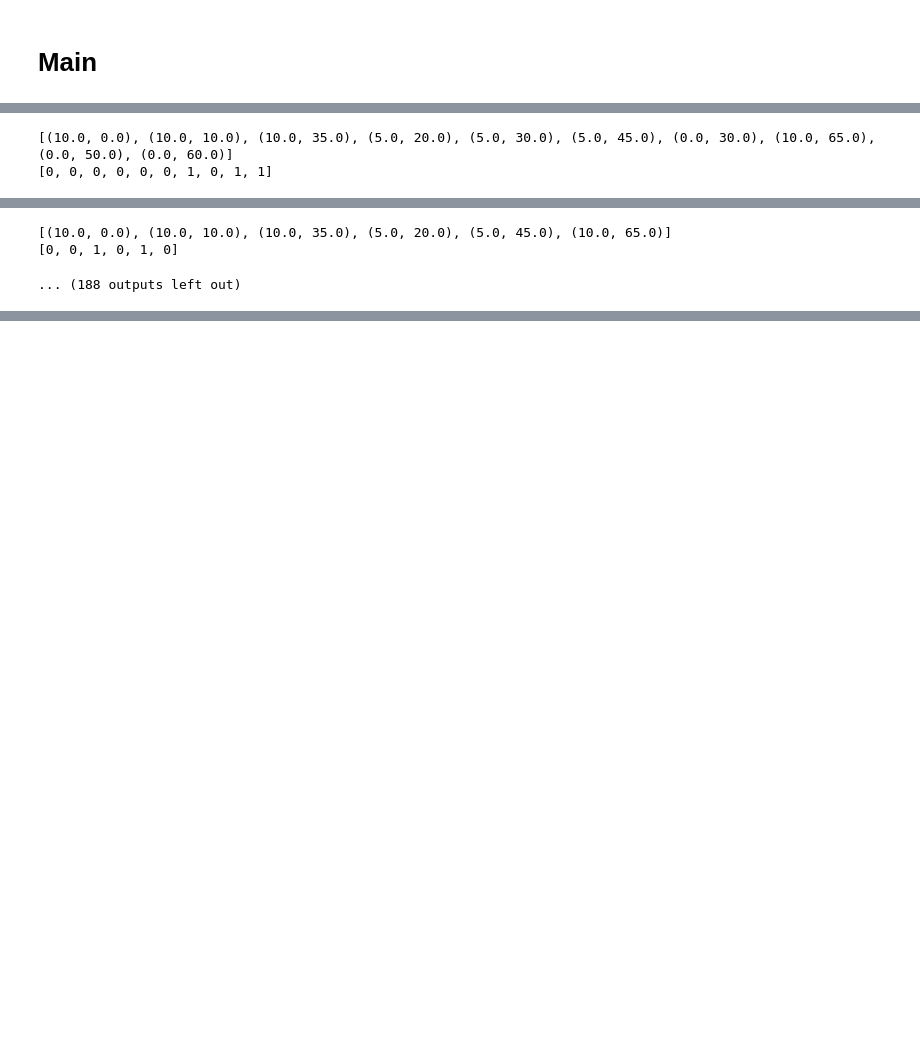
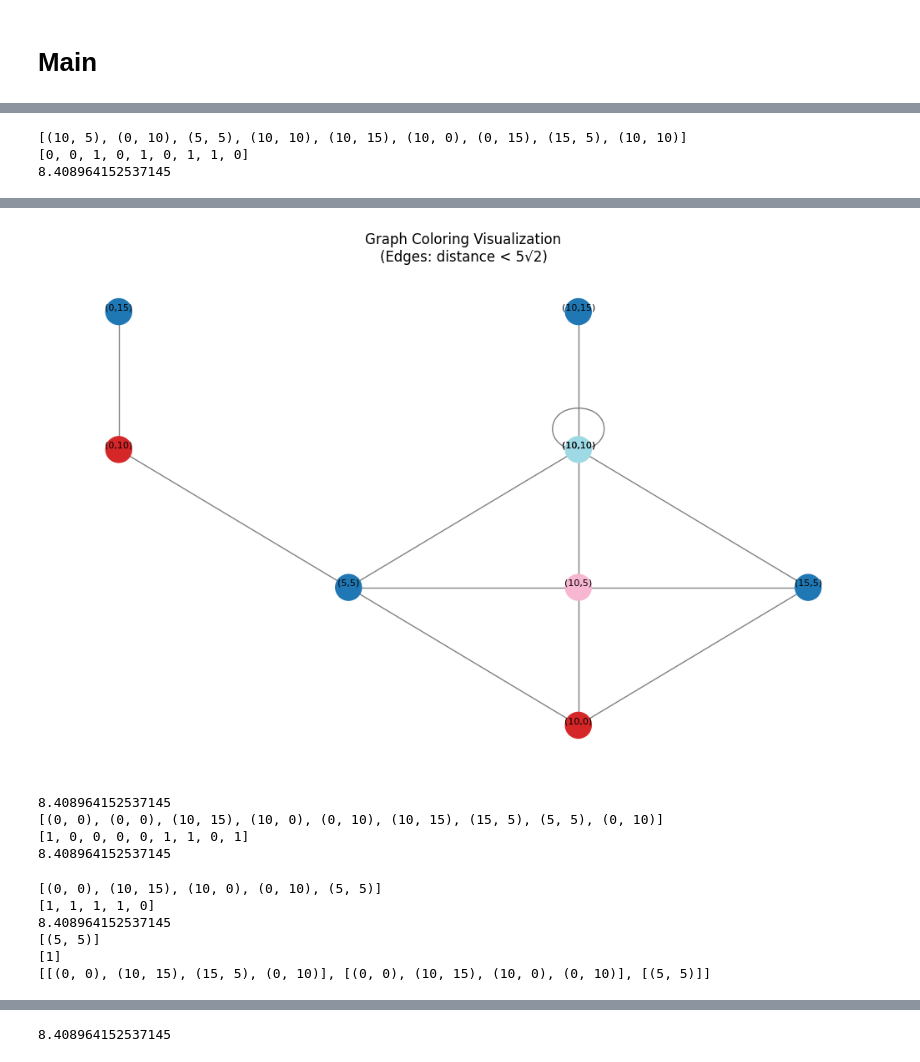
Before and after one commit to RyanLagasse/YQC-2025, a Jupyter notebook: main.ipynb, the cells around one changed output, grey strips where cells are left out. Drawn from its saved outputs; the diff is of its cells as text; code cells hidden in the pictures; blank space fills up the shorter version.

```diff
--- a/main.ipynb
+++ b/main.ipynb
@@ -106,33 +116,61 @@ def run_rydberg(points):
 # %% [markdown]
 # Main
+# %%
+a = 5
+# a = 1 # a;ready scaled here
+
+# mul;tiply all the points x5
+og_points = [(8,  5),  (7,  4),  (5,  4), (8,  3),  (4,  3),  (7,  3), (5,  2), (3,  2),  (7,  2),  (2,  2), (6,  3), (4,  1), (1,  1), (3,  1), (2,  0), (0,  0)]
+og_points = [(x*a,y*a) for x,y in og_points] #TODO add back
+
+points = og_points.copy()
+coloring = []
+
+while points:
+    remaining_set, max_set = run_rydberg(points)
+    points = remaining_set
+    coloring.append(max_set)
+
+# plot then colored graph
+# fig, ax = plt.subplots()
+print(coloring)
+visualize_colored_groups(coloring)
 # %%
 
 # main
+import random
 
 # points = [(0,0), (1,0), (0,1), (0,2), (1,3), (2,0), (2,2), (2,3), (3,0),(3,1), (3,2), (3,3)]
 # Initial Points
 og_points = [(0,0), (1,0), (0,1), (0,2), (3,2), (3,3)]
 og_points = [(0,0), (1,0), (0,1), (0,2), (1,3), (2,0), (2,2), (2,3), (3,0),(3,1), (3,2), (3,3)]
-og_points = [(9.0, 0.0), (9.0, 9.0), (9.0, 22.5), (4.5, 4.5), (9.0, 31.5), (4.5, 18.0), (4.5, 27.0), (4.5, 40.5), (0.0, 13.5), (9.0, 49.5), (0.0, 27.0), (0.0, 36.0), (9.0, 58.5), (0.0, 45.0), (0.0, 54.0), (4.5, 63.0)]
-og_points = [(2.0, 0.0), (2.0, 2.0), (2.0, 5.0), (1.0, 1.0), (2.0, 7.0), (1.0, 4.0), (1.0, 6.0), (1.0, 9.0), (0.0, 3.0), (2.0, 11.0), (0.0, 6.0), (0.0, 8.0), (2.0, 13.0), (0.0, 10.0), (0.0, 12.0), (1.0, 14.0)]
+# og_points = [(9.0, 0.0), (9.0, 9.0), (9.0, 22.5), (4.5, 4.5), (9.0, 31.5), (4.5, 18.0), (4.5, 27.0), (4.5, 40.5), (0.0, 13.5), (9.0, 49.5), (0.0, 27.0), (0.0, 36.0), (9.0, 58.5), (0.0, 45.0), (0.0, 54.0), (4.5, 63.0)]
+# og_points = [(2.0, 0.0), (2.0, 2.0), (2.0, 5.0), (1.0, 1.0), (2.0, 7.0), (1.0, 4.0), (1.0, 6.0), (1.0, 9.0), (0.0, 3.0), (2.0, 11.0), (0.0, 6.0), (0.0, 8.0), (2.0, 13.0)] #, (0.0, 10.0), (0.0, 12.0), (1.0, 14.0)]
 #
 
-a = 5
-# a = 1 # a;ready scaled here
+unit_tests = []
 
-# mul;tiply all the points x5
-og_points = [(x*a,y*a) for x,y in og_points] #TODO add back
+for i in range(10):
+    unit_tests.append([(random.randint(0, 3), random.randint(0, 3)) for _ in range(9)])
 
-points = og_points.copy()
-coloring = []
+for test in unit_tests:
+    a = 5
+    # a = 1 # a;ready scaled here
 
-while points:
-    remaining_set, max_set = run_rydberg(points)
-    points = remaining_set
-    coloring.append(max_set)
+    # mul;tiply all the points x5
+    og_points = test
+    og_points = [(x*a,y*a) for x,y in og_points] #TODO add back
 
-# plot then colored graph
-# fig, ax = plt.subplots()
-print(coloring)
-visualize_colored_groups(coloring)
+    points = og_points.copy()
+    coloring = []
+
+    while points:
+        remaining_set, max_set = run_rydberg(points)
+        points = remaining_set
+        coloring.append(max_set)
+
+    # plot then colored graph
+    # fig, ax = plt.subplots()
+    print(coloring)
+    visualize_colored_groups(coloring)
 # %% [output]
@@ -145,2 +178,3 @@ visualize_colored_groups(coloring)
-[(10.0, 0.0), (10.0, 10.0), (10.0, 35.0), (5.0, 20.0), (5.0, 30.0), (5.0, 45.0), (0.0, 30.0), (10.0, 65.0), (0.0, 50.0), (0.0, 60.0)]
-[0, 0, 0, 0, 0, 0, 1, 0, 1, 1]
+[(10, 5), (0, 10), (5, 5), (10, 10), (10, 15), (10, 0), (0, 15), (15, 5), (10, 10)]
+[0, 0, 1, 0, 1, 0, 1, 1, 0]
+8.408964152537145
@@ -153,3 +190,11 @@ visualize_colored_groups(coloring)
+[figure, added]
-[(10.0, 0.0), (10.0, 10.0), (10.0, 35.0), (5.0, 20.0), (5.0, 45.0), (10.0, 65.0)]
-[0, 0, 1, 0, 1, 0]
+8.408964152537145
+[(0, 0), (0, 0), (10, 15), (10, 0), (0, 10), (10, 15), (15, 5), (5, 5), (0, 10)]
+[1, 0, 0, 0, 0, 1, 1, 0, 1]
+8.408964152537145
-... (188 outputs left out)
+[(0, 0), (10, 15), (10, 0), (0, 10), (5, 5)]
+[1, 1, 1, 1, 0]
+8.408964152537145
+[(5, 5)]
+[1]
+[[(0, 0), (10, 15), (15, 5), (0, 10)], [(0, 0), (10, 15), (10, 0), (0, 10)], [(5, 5)]]
@@ -155,0 +219 @@ visualize_colored_groups(coloring)
+8.408964152537145
```
Also changed, not shown: parts of 4 cells of this notebook.
